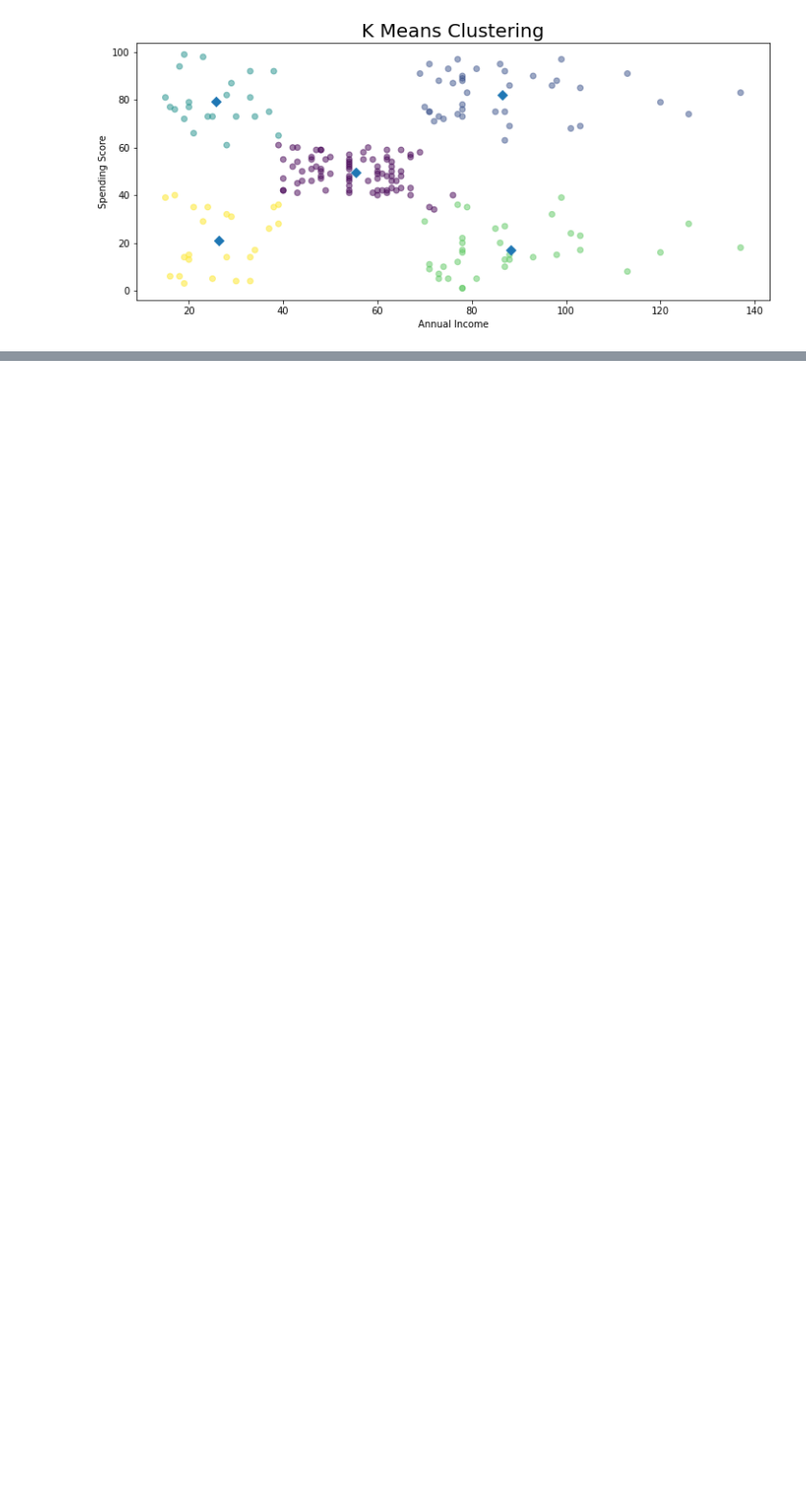
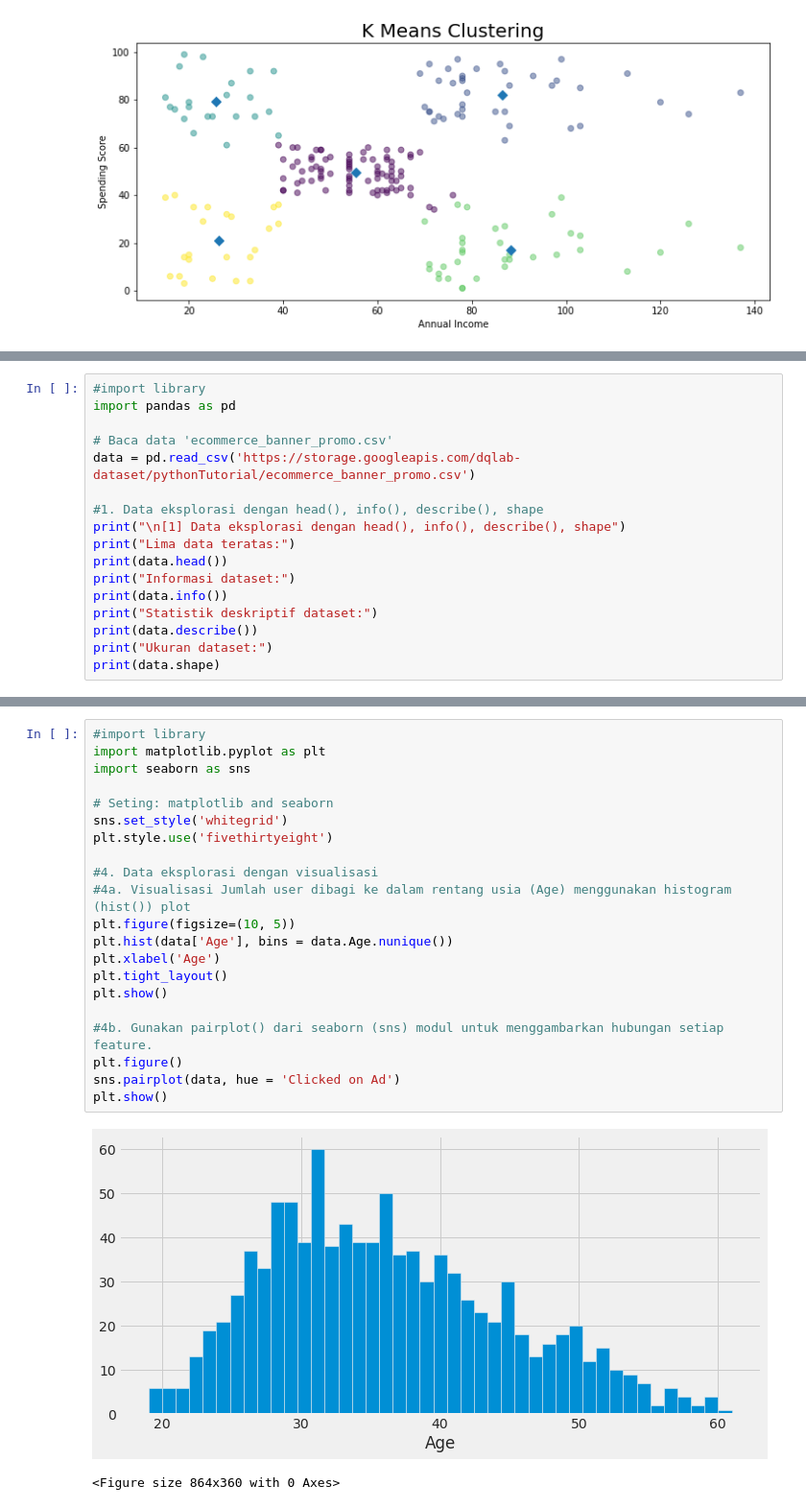
Before and after one commit to firdaaacy/Intro-Machine-Learning, a Jupyter notebook: Machine Learning For Beginer.ipynb, the cells around one changed output, grey strips where cells are left out. Shown at 96% size. Cells and saved outputs as stored; diff of their text form; blank space fills up the shorter version.

```diff
--- a/Machine Learning For Beginer.ipynb
+++ b/Machine Learning For Beginer.ipynb
@@ -704,0 +743,17 @@ plt.show()
+# %%
+#import library
+import pandas as pd
+
+# Baca data 'ecommerce_banner_promo.csv'
+data = pd.read_csv('https://storage.googleapis.com/dqlab-dataset/pythonTutorial/ecommerce_banner_promo.csv')
+
+#1. Data eksplorasi dengan head(), info(), describe(), shape
+print("\n[1] Data eksplorasi dengan head(), info(), describe(), shape")
+print("Lima data teratas:")
+print(data.head())
+print("Informasi dataset:")
+print(data.info())
+print("Statistik deskriptif dataset:")
+print(data.describe())
+print("Ukuran dataset:")
+print(data.shape)
@@ -704,0 +810,24 @@ plt.show()
+# %%
+#import library
+import matplotlib.pyplot as plt
+import seaborn as sns
+
+# Seting: matplotlib and seaborn
+sns.set_style('whitegrid')
+plt.style.use('fivethirtyeight')
+
+#4. Data eksplorasi dengan visualisasi
+#4a. Visualisasi Jumlah user dibagi ke dalam rentang usia (Age) menggunakan histogram (hist()) plot
+plt.figure(figsize=(10, 5))
+plt.hist(data['Age'], bins = data.Age.nunique())
+plt.xlabel('Age')
+plt.tight_layout()
+plt.show()
+
+#4b. Gunakan pairplot() dari seaborn (sns) modul untuk menggambarkan hubungan setiap feature.
+plt.figure()
+sns.pairplot(data, hue = 'Clicked on Ad')
+plt.show()
+# %% [output]
+[figure, added]
+<Figure size 864x360 with 0 Axes>
```
Also changed, not shown: parts of 20 cells of this notebook.
